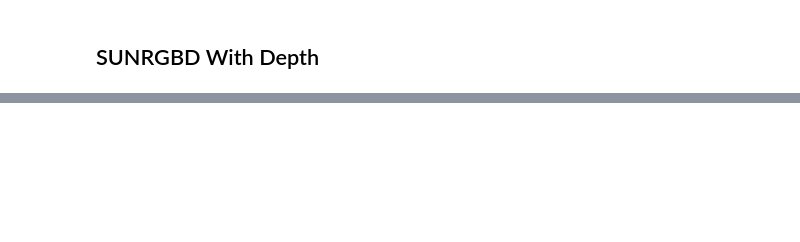
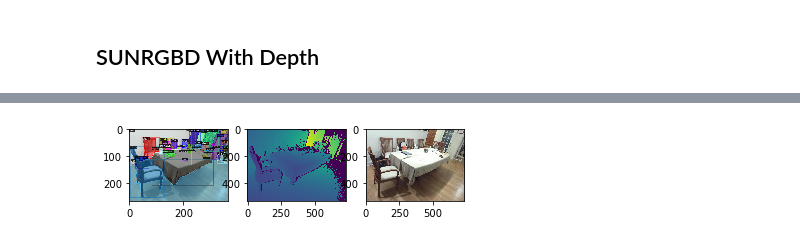
Before and after one commit to crmauceri/detectron2, a Jupyter notebook: SUNRGBD_experiments.ipynb, the cells around one changed output, grey strips where cells are left out. Drawn from its saved outputs; the diff is of its cells as text; code cells hidden in the pictures; blank space fills up the shorter version.

Commit message:
Run evaluation code on sunrgbd data

```diff
--- a/SUNRGBD_experiments.ipynb
+++ b/SUNRGBD_experiments.ipynb
@@ -156,0 +176,19 @@ RuntimeError: CUDA out of memory. Tried to allocate 254.00 MiB (GPU 0; 23.88 GiB
+# %%
+cfg = get_cfg()
+cfg.merge_from_file('configs/COCO-InstanceSegmentation/RGBD_mask_rcnn_R_50_FPN_3x_sunrgbd.yaml')
+
+cfg.MODEL.WEIGHTS = os.path.join(cfg.OUTPUT_DIR, "model_final.pth")
+cfg.MODEL.ROI_HEADS.SCORE_THRESH_TEST = 0.7   # set the testing threshold for this model
+predictor = DefaultPredictor(cfg)
+
+for d in ["train", "val"]:
+    register_coco_instances("sunrgbd_{}".format(d), {}, "datasets/SUNRGBD/annotations/instances_{}_annotation.json".format(d), "datasets/SUNRGBD/images/", "datasets/SUNRGBD/images/")
+# %%
+dataset_dicts = get_detection_dataset_dicts(
+        cfg.DATASETS.TRAIN,
+        filter_empty=cfg.DATALOADER.FILTER_EMPTY_ANNOTATIONS,
+        min_keypoints=cfg.MODEL.ROI_KEYPOINT_HEAD.MIN_KEYPOINTS_PER_IMAGE
+        if cfg.MODEL.KEYPOINT_ON
+        else 0,
+        proposal_files=cfg.DATASETS.PROPOSAL_FILES_TRAIN if cfg.MODEL.LOAD_PROPOSALS else None,
+    )
@@ -156,0 +213,19 @@ RuntimeError: CUDA out of memory. Tried to allocate 254.00 MiB (GPU 0; 23.88 GiB
+# %%
+#Visualize GT
+for i, sample in enumerate(dataset_dicts):
+    im = utils.read_image(sample['file_name'], sample['depth_file_name'], use_depth=True)
+
+    visualizer = Visualizer(im['image'], MetadataCatalog.get(cfg.DATASETS.TRAIN[0]), scale=0.5)
+    vis = visualizer.draw_dataset_dict(sample)
+    plt.figure()
+    plt.subplot(131)
+    plt.imshow(vis.get_image())
+    plt.subplot(132)
+    plt.imshow(im['depth'])
+    plt.subplot(133)
+    plt.imshow(im['image'])
+    plt.show()
+
+    break
+# %% [output]
+[figure, added]
```
Also changed, not shown: parts of 21 cells of this notebook, 1 other file.
